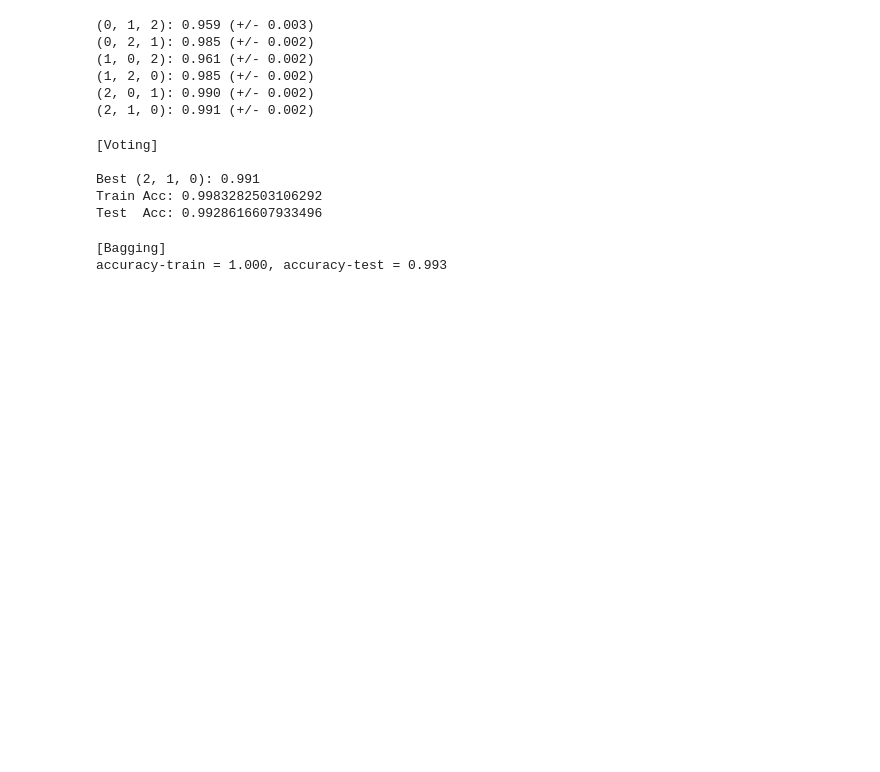
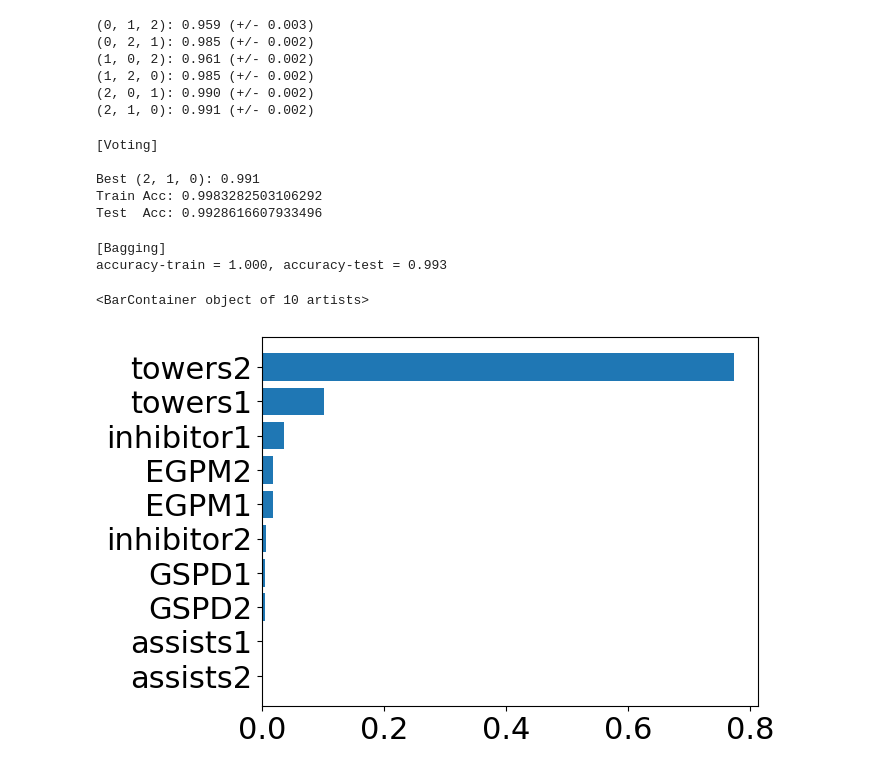
Before and after one commit to CriticSuika/Machine-Learning-Final, a Jupyter notebook: A part evaluation 2022.ipynb, the cells around one changed output. Cells and saved outputs as stored; diff of their text form; code cells hidden in the pictures; blank space fills up the shorter version.

```diff
--- a/A part evaluation 2022.ipynb
+++ b/A part evaluation 2022.ipynb
@@ -246,6 +246,18 @@ print('accuracy-train = %.3f, accuracy-test = %.3f' % (bag_train, bag_test))
 # %% [output]
 [Bagging]
 accuracy-train = 1.000, accuracy-test = 0.993
+# %%
+df = df.drop(['teamname1', 'teamname2', 'chemtech1', 'hextech1', 'chemtech2', 'hextech2', 'turrets1', 'turrets2', 'result'], axis=1)
+# %%
+feature_importances = np.mean([
+    tree.feature_importances_ for tree in bag.estimators_
+], axis=0)
+sorted_idx = feature_importances.argsort()
+
+plt.barh((df.columns[sorted_idx])[514:526].tolist(), feature_importances[sorted_idx][514:526])
+# %% [output]
+<BarContainer object of 10 artists>
+[figure, added]
 # %%
 ada_pipeline = Pipeline(steps = [("clf", AdaBoostClassifier(base_estimator=DecisionTreeClassifier()))])
 
```
Also changed, not shown: parts of 1 cell of this notebook.
